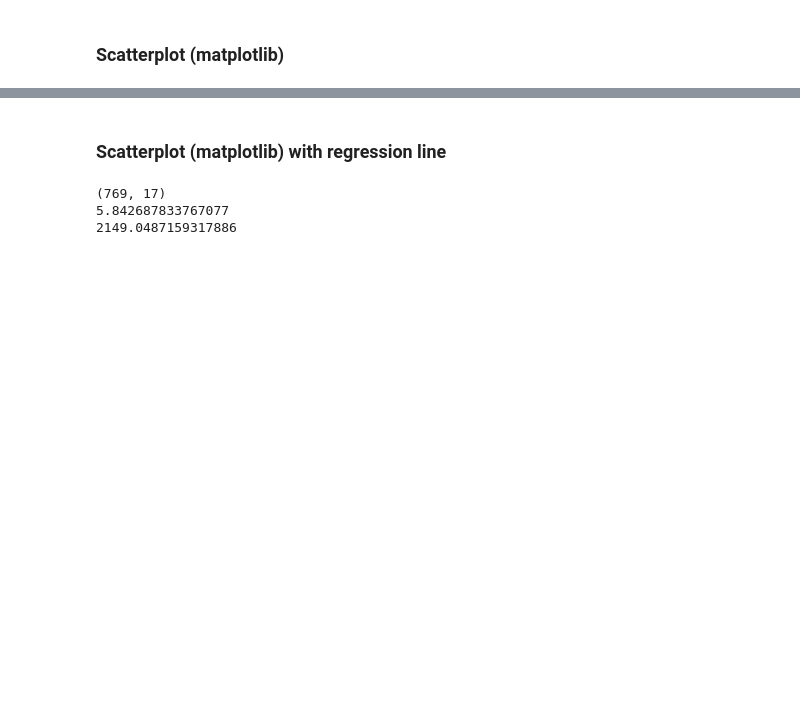
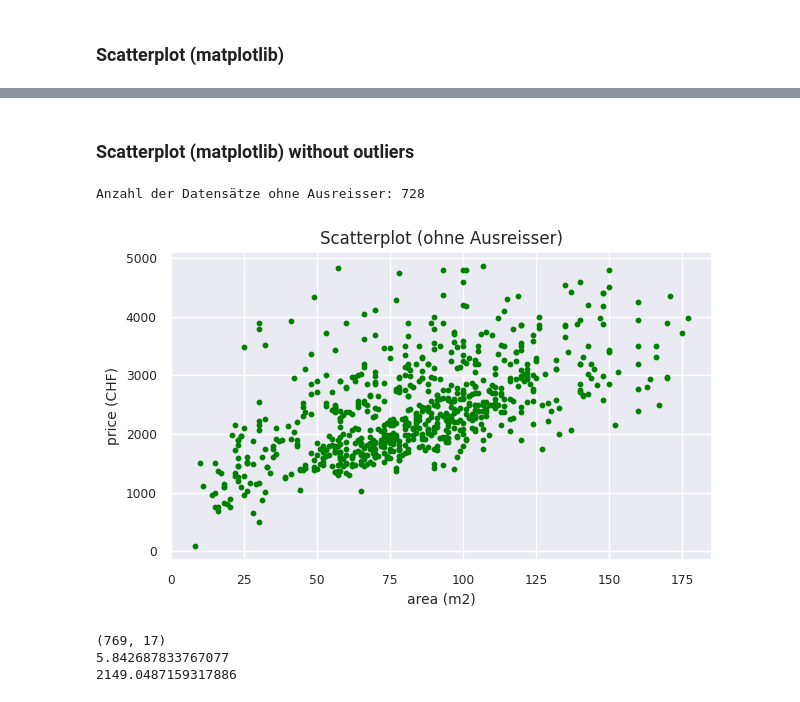
Before and after one commit to easytired/data_analytics, a Jupyter notebook: Week_04/exploratory_data_analysis_apartment_data.ipynb, the cells around one changed output, grey strips where cells are left out. Saved outputs shown, nothing was run; the diff lists cells and outputs as text; code cells hidden in the pictures; blank space fills up the shorter version.

```diff
--- a/Week_04/exploratory_data_analysis_apartment_data.ipynb
+++ b/Week_04/exploratory_data_analysis_apartment_data.ipynb
@@ -460,5 +493,26 @@ plt.show()
 # %% [markdown]
-### Scatterplot (matplotlib) with regression line
+### Scatterplot (matplotlib) without outliers
+# %%
+# Erstelle einen neuen DataFrame ohne Ausreisser
+df_no_outliers = df.loc[(df['price'] >= lower_bound_price) &
+                        (df['price'] <= upper_bound_price) &
+                        (df['area'] >= lower_bound_area) &
+                        (df['area'] <= upper_bound_area)]
+
+# Überprüfe die Anzahl der verbleibenden Datensätze
+print(f'Anzahl der Datensätze ohne Ausreisser: {df_no_outliers.shape[0]}')
+
+# Scatterplot für den DataFrame ohne Ausreisser erstellen
+plt.figure(figsize=(7, 4))
+plt.scatter(df_no_outliers['area'], df_no_outliers['price'], color='green', alpha=1.0, s=10)
+
+plt.title('Scatterplot (ohne Ausreisser)', fontsize=12)
+plt.xlabel('area (m2)', fontsize=10)
+plt.ylabel('price (CHF)', fontsize=10)
+plt.show()
+# %% [output]
+Anzahl der Datensätze ohne Ausreisser: 728
+[figure, added]
 # %%
 # Subset
 df_sub = df.loc[(df.price >= 1000)]
```
Also changed, not shown: parts of 3 cells of this notebook.
